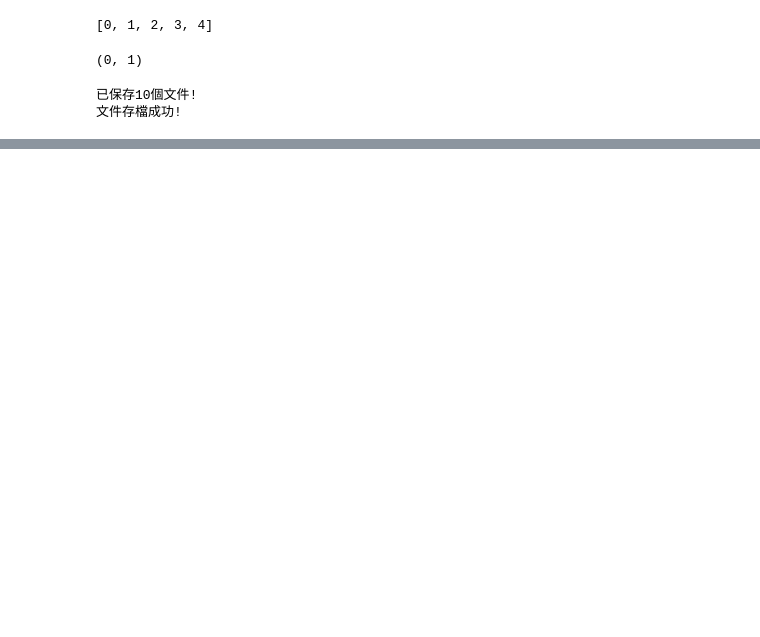
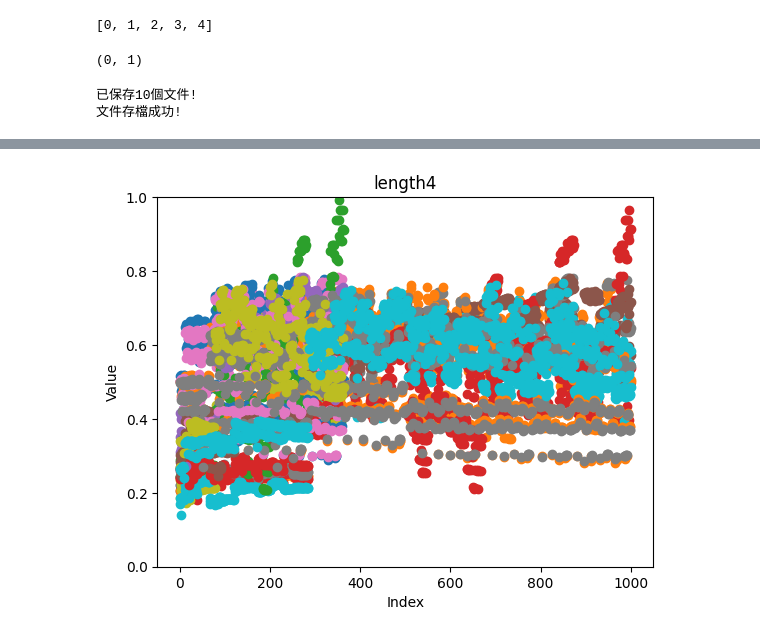
Before and after one commit to Intelligent-Systems-Lab/Shapley_residuals, a Jupyter notebook: select_subset.ipynb, the cells around one changed output, grey strips where cells are left out. Saved outputs shown, nothing was run; the diff lists cells and outputs as text; code cells hidden in the pictures; blank space fills up the shorter version.

Commit message:
analysis of all subset length

```diff
--- a/select_subset.ipynb
+++ b/select_subset.ipynb
@@ -200,3 +214,82 @@ A = save_len2_data_with_color(idx_list)
 # %% [output]
 已保存10個文件!
 文件存檔成功!
+# %%
+
+import os
+import json
+import numpy as np
+import csv
+import re
+import seaborn as sns
+import matplotlib.pyplot as plt
+import pandas as pd
+from trans import trans_json_to_dictinary, create_different_len_subset_list, generate_all_subsets
+from itertools import combinations
+from partial_gradient_square import partial_gradient_square
+threshold = 0.4
+feature_num = 14
+max_considered_subset_length = 6
+A = []
+for index in range(1,11):
+
+    file_name = f'./instance_{index}_vi_data/instance_{index}_allsubsets_scaled_norm.json'
+    dict = trans_json_to_dictinary(file_name)
+    data = create_different_len_subset_list(dict,feature_num=feature_num,non_consider_feature=[])
+    #print(data)
+    for i in range(2,4):
+        values = list(data[i].values())
+        plt.ylim(0,1)
+        plt.scatter(range(len(values)), values)
+        plt.title(f'length{i+1}')
+        plt.xlabel('Index')
+        plt.ylabel('Value')
+        #plt.show()
+    filtered_ab_data = []
+    filtered_data = []
+    for i in range(max_considered_subset_length):
+        filtered_ab_data.append({key: value for key, value in data[i].items() if value <0.57})
+        filtered_dict = {}
+        for key,value in data[i].items():
+            key_list = [int(num) for num in re.findall(r'\d+', key)]
+            count =0
+            flag = True
+            partial_gradient_square_sum = sum(partial_gradient_square[index][j] for j in key_list)
+            if i!=0:
+                subsets= [np.array(subset) for subset in combinations(key_list, i)]
+                #print(key_list)
+                #print(subsets)
+                for subset in subsets:
+                    partial_gradient_square_subset_sum = sum(partial_gradient_square[index][k] for k in subset)
+                    #weight = (partial_gradient_square_subset_sum/partial_gradient_square_sum)**0.5
+                    weight = 1
+                    #print(weight)
+                    if value > dict[str(subset)]*weight:
+                        flag = False
+                        #filtered_dict[key] =  value
+                        #print(str(subset))
+                if flag:
+                    filtered_dict[key] = value
+        filtered_data.append(filtered_dict)
+    #print(filtered_ab_data[1])
+    sorted_dict = sorted(filtered_data[2].items(), key=lambda x: x[1])
+    a = []
+    for feature in range(feature_num):
+        count = 0
+        for key, value in sorted_dict:
+            key_list = [int(num) for num in re.findall(r'\d+', key)]
+            if feature in key_list:
+                feature_idx = key_list.index(feature)
+                next = feature_idx+1%len(key_list)
+                output = output = tuple([feature] + key_list[:feature_idx] + key_list[feature_idx+1:])
+                a.append(output)
+                count += 1
+            if count==3:
+                break
+        if count<3:
+            a.append('X')
+    A.append(a)
+df = pd.DataFrame(A)
+df.to_csv('A.csv')
+df
+# %% [output]
@@ -202,0 +308 @@ A = save_len2_data_with_color(idx_list)
+[figure, added]
```
Also changed, not shown: parts of 4 cells of this notebook, 2 other files.
